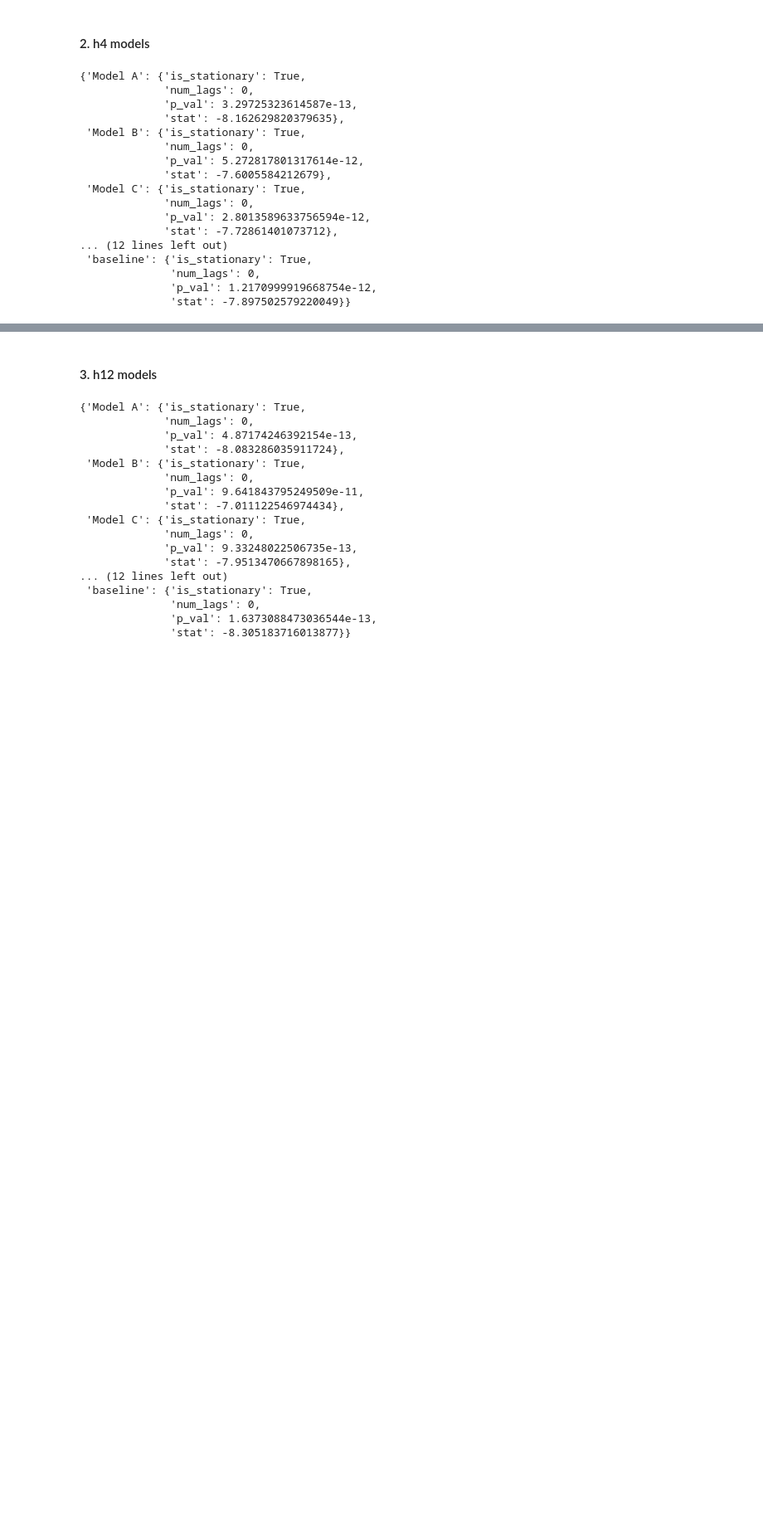
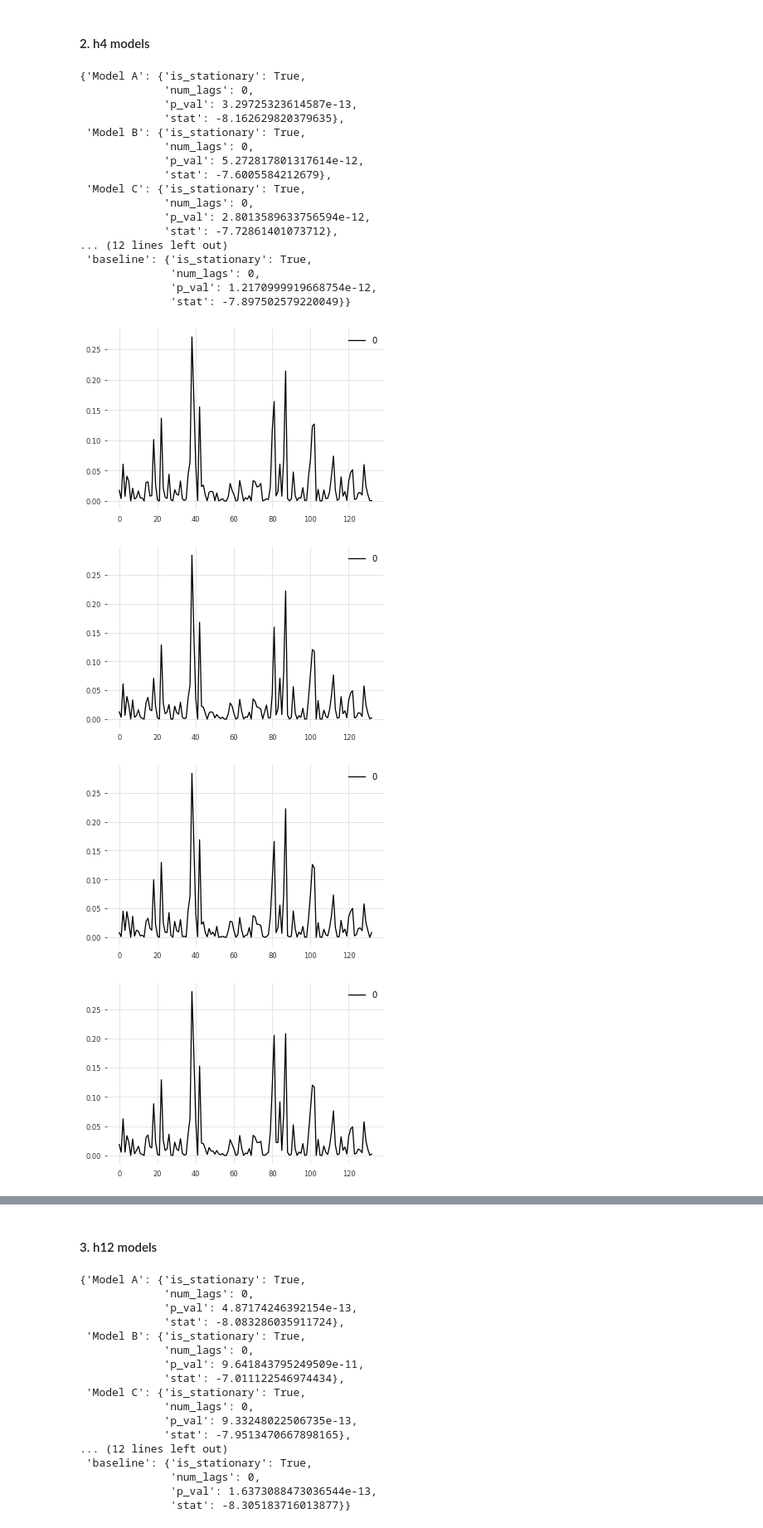
Before and after one commit to ChristopherLiew/Crypto-Uncertainty-Index, a Jupyter notebook: forecasting/prediction/diebold_mariano_test.ipynb, the cells around one changed output, grey strips where cells are left out. Shown: that part at 83% size. Saved outputs shown, nothing was run; the diff lists cells and outputs as text; code cells hidden in the pictures; blank space fills up the shorter version.

```diff
--- a/forecasting/prediction/diebold_mariano_test.ipynb
+++ b/forecasting/prediction/diebold_mariano_test.ipynb
@@ -296,3 +307,11 @@ pprint(h4_cov_stat_res)
               'num_lags': 0,
               'p_val': 1.2170999919668754e-12,
               'stat': -7.897502579220049}}
+# %%
+for i in h4_losses:
+    pd.DataFrame(i.squeeze(-1)).plot()
+# %% [output]
+[figure, added]
+[figure, added]
+[figure, added]
+[figure, added]
```
Also changed, not shown: parts of 3 cells of this notebook, 9 other files.
